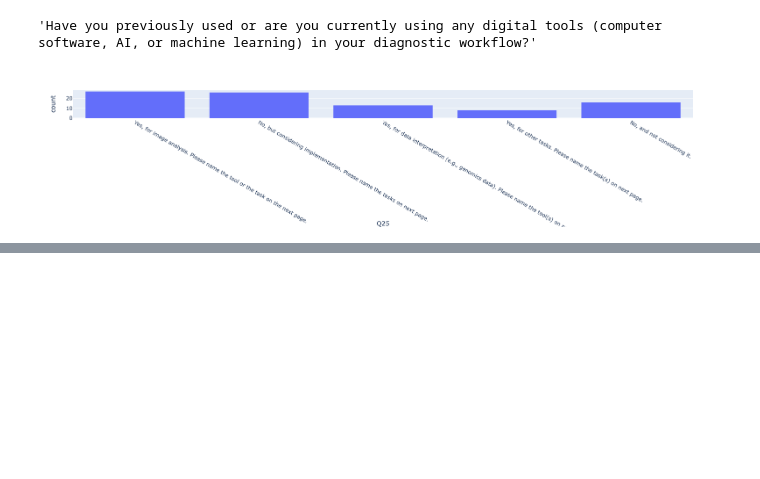
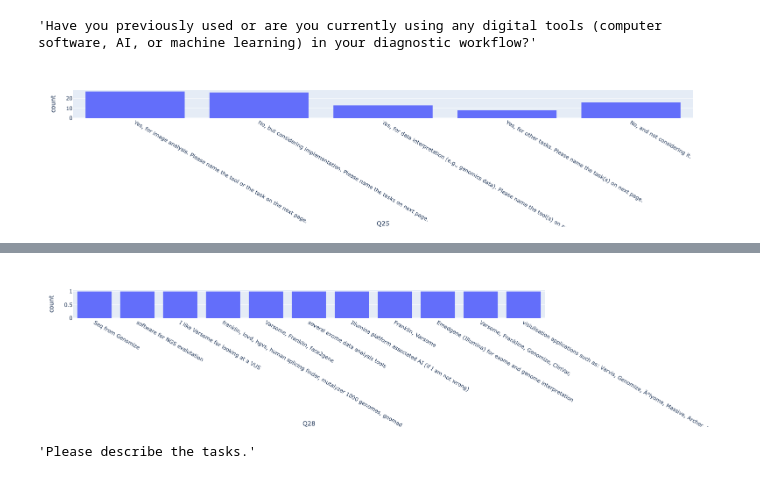
Before and after one commit to behjava/Bone2Gene_Survey, a Jupyter notebook: B2G_Survey_Analysis.ipynb, the cells around one changed output, grey strips where cells are left out. Drawn from its saved outputs; the diff is of its cells as text; code cells hidden in the pictures; blank space fills up the shorter version.

```diff
--- a/B2G_Survey_Analysis.ipynb
+++ b/B2G_Survey_Analysis.ipynb
@@ -286,0 +324,9 @@ fig.show()
+# %%
+fig = px.histogram(data, x='Q28')
+fig.show()
+# %% [output]
+[figure, added]
+# %%
+header_question_dict['Q30']
+# %% [output]
+'Please describe the tasks.'
```
Also changed, not shown: parts of 29 cells of this notebook.
